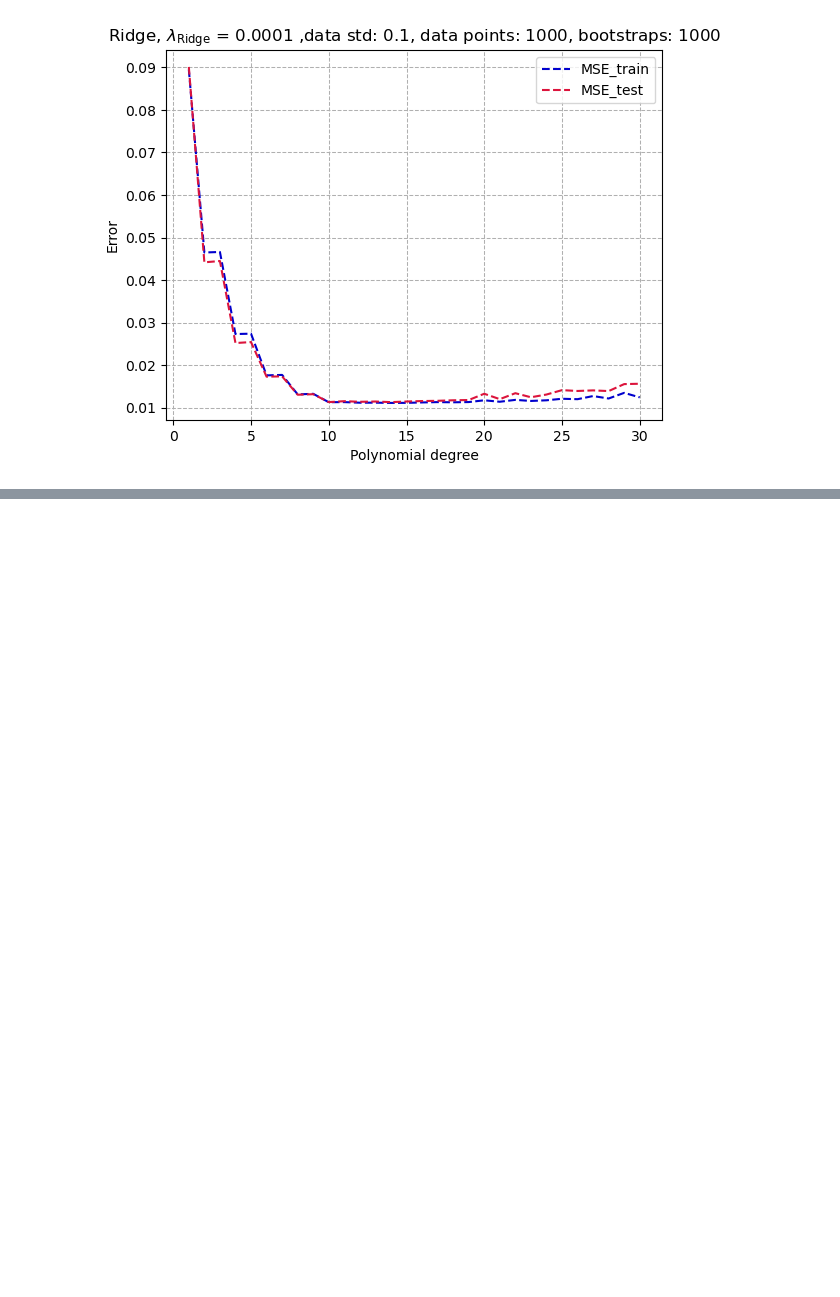
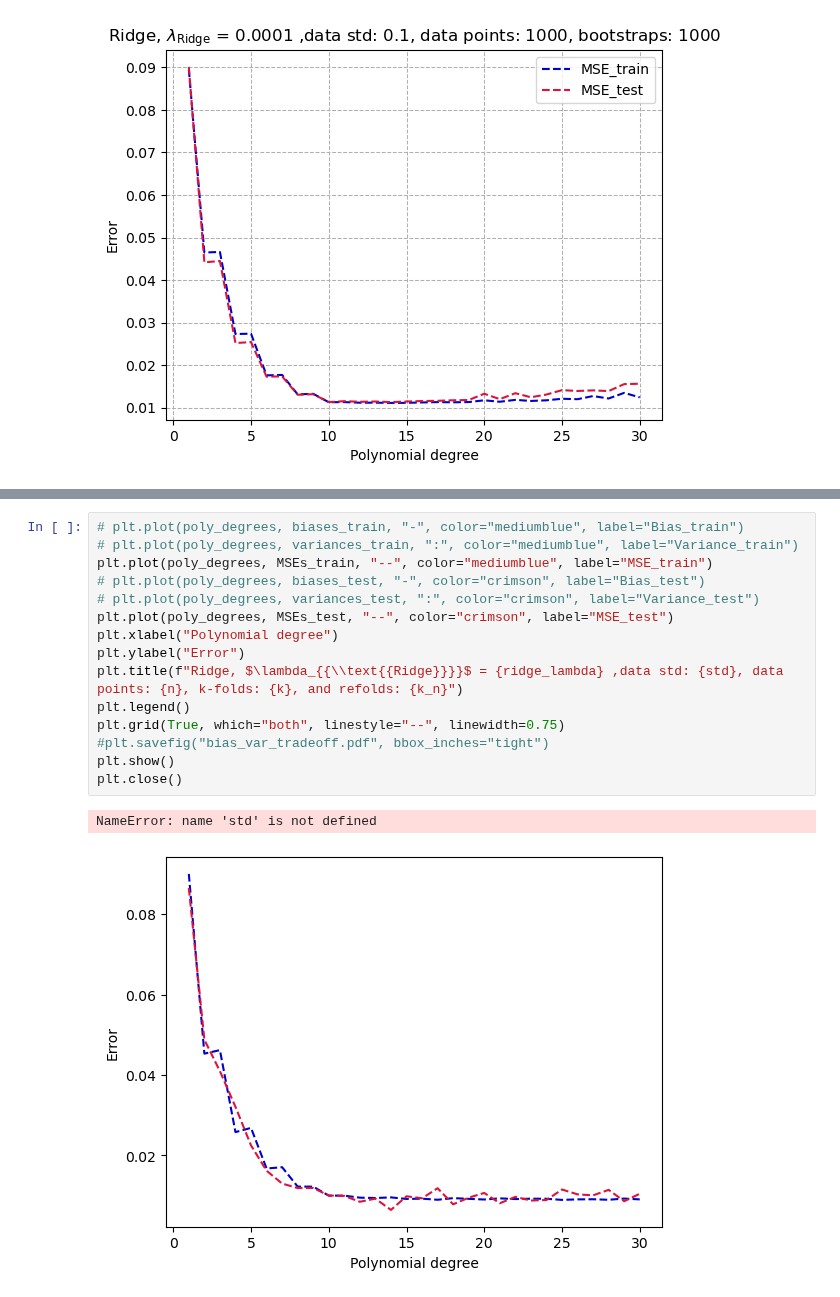
Before and after one commit to Waerstad/4155-Project-1, a Jupyter notebook: Code/bias_var_tradeoff_bootstrap_cv_Ridge_train_test.ipynb, the cells around one changed output, grey strips where cells are left out. Saved outputs shown, nothing was run; the diff lists cells and outputs as text; blank space fills up the shorter version.

```diff
--- a/Code/bias_var_tradeoff_bootstrap_cv_Ridge_train_test.ipynb
+++ b/Code/bias_var_tradeoff_bootstrap_cv_Ridge_train_test.ipynb
@@ -258,0 +260,18 @@ plt.show()
+# %%
+# plt.plot(poly_degrees, biases_train, "-", color="mediumblue", label="Bias_train")
+# plt.plot(poly_degrees, variances_train, ":", color="mediumblue", label="Variance_train")
+plt.plot(poly_degrees, MSEs_train, "--", color="mediumblue", label="MSE_train")
+# plt.plot(poly_degrees, biases_test, "-", color="crimson", label="Bias_test")
+# plt.plot(poly_degrees, variances_test, ":", color="crimson", label="Variance_test")
+plt.plot(poly_degrees, MSEs_test, "--", color="crimson", label="MSE_test")
+plt.xlabel("Polynomial degree")
+plt.ylabel("Error")
+plt.title(f"Ridge, $\lambda_{{\\text{{Ridge}}}}$ = {ridge_lambda} ,data std: {std}, data points: {n}, k-folds: {k}, and refolds: {k_n}")
+plt.legend()
+plt.grid(True, which="both", linestyle="--", linewidth=0.75)
+#plt.savefig("bias_var_tradeoff.pdf", bbox_inches="tight")
+plt.show()
+plt.close()
+# %% [output]
+NameError: name 'std' is not defined
+[figure, added]
```
Also changed, not shown: parts of 2 cells of this notebook.
